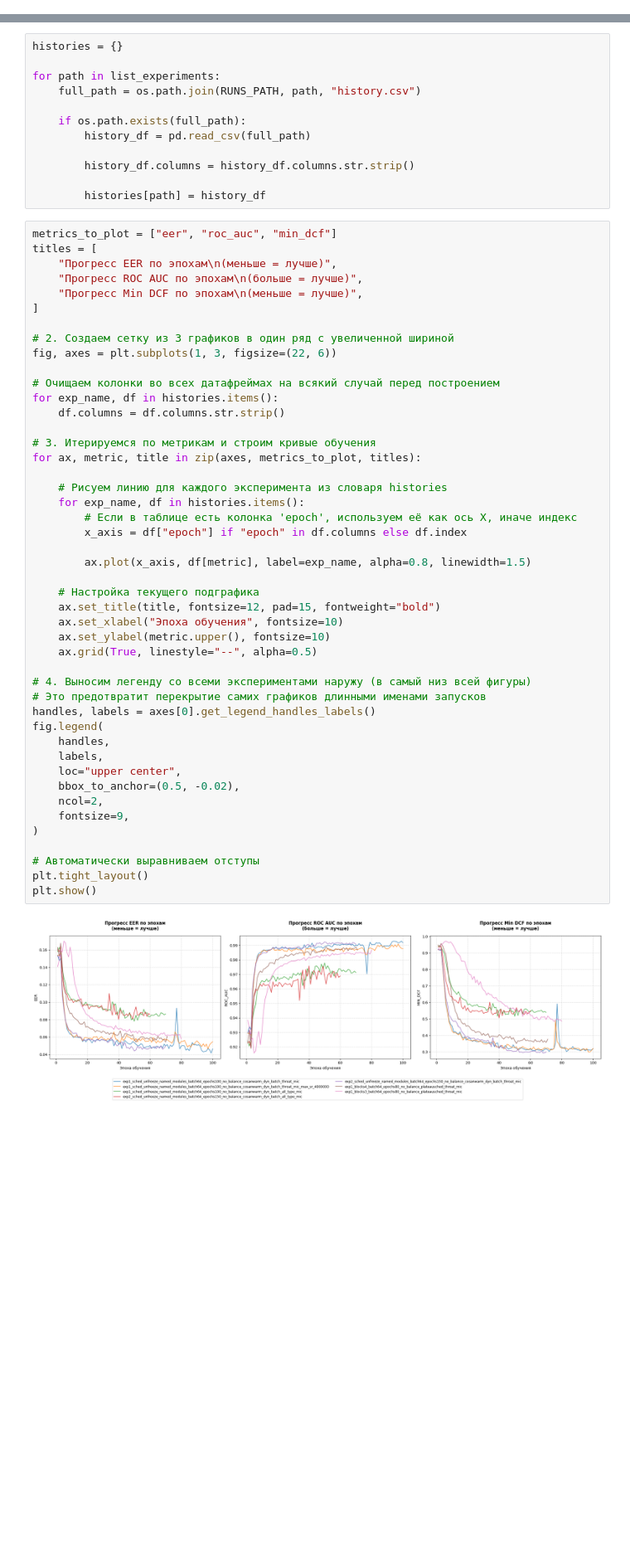
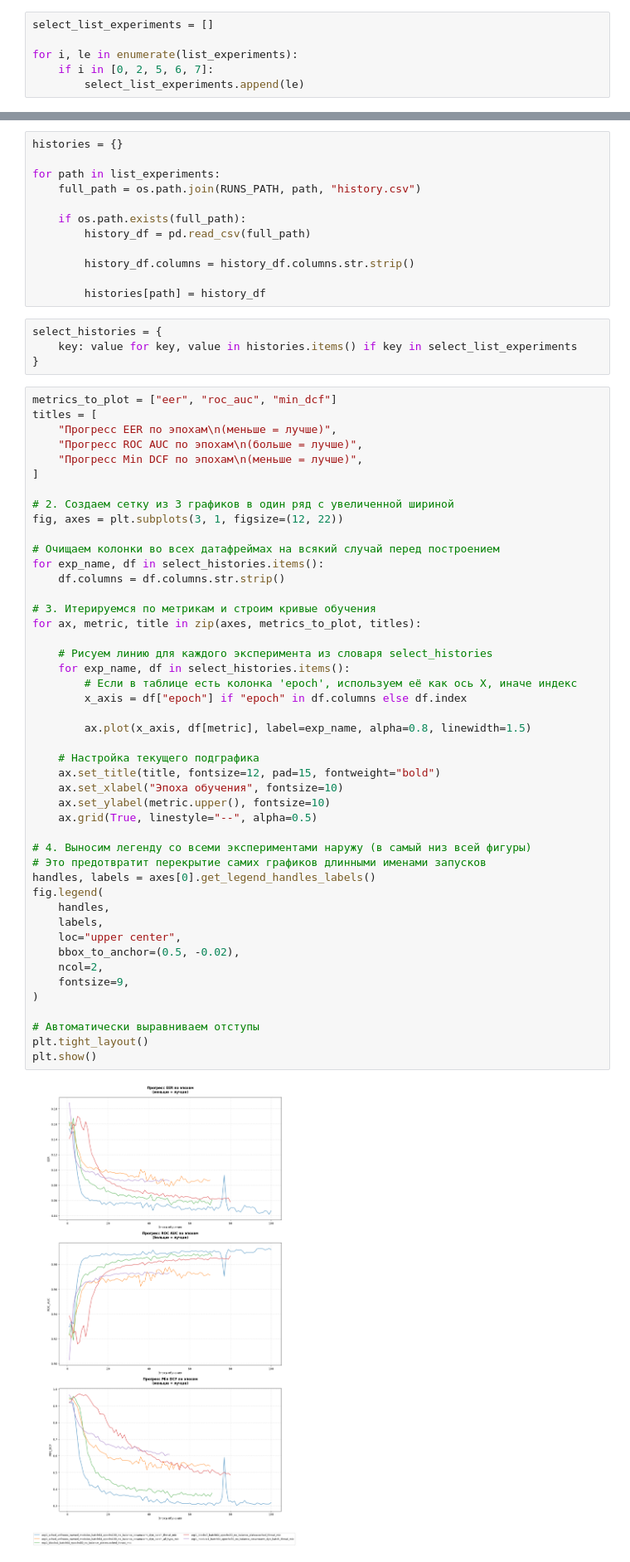
Before and after one commit to AlexBorealis/SpeakVer, a Jupyter notebook: notebooks/experiments_statistics.ipynb, the cells around one changed output, grey strips where cells are left out. Shown at 83% size. Saved outputs shown, nothing was run; the diff lists cells and outputs as text; blank space fills up the shorter version.

```diff
--- a/notebooks/experiments_statistics.ipynb
+++ b/notebooks/experiments_statistics.ipynb
@@ -28,0 +30,6 @@ list_experiments
+# %%
+select_list_experiments = []
+
+for i, le in enumerate(list_experiments):
+    if i in [0, 2, 5, 6, 7]:
+        select_list_experiments.append(le)
@@ -180,6 +196,10 @@ for path in list_experiments:
         history_df.columns = history_df.columns.str.strip()
 
         histories[path] = history_df
+# %%
+select_histories = {
+    key: value for key, value in histories.items() if key in select_list_experiments
+}
 # %%
 metrics_to_plot = ["eer", "roc_auc", "min_dcf"]
 titles = [
@@ -189,42 +209,42 @@ titles = [
 ]
 
 # 2. Создаем сетку из 3 графиков в один ряд с увеличенной шириной
-fig, axes = plt.subplots(1, 3, figsize=(22, 6))
+fig, axes = plt.subplots(3, 1, figsize=(12, 22))
 
 # Очищаем колонки во всех датафреймах на всякий случай перед построением
-for exp_name, df in histories.items():
+for exp_name, df in select_histories.items():
     df.columns = df.columns.str.strip()
 
 # 3. Итерируемся по метрикам и строим кривые обучения
 for ax, metric, title in zip(axes, metrics_to_plot, titles):
 
-    # Рисуем линию для каждого эксперимента из словаря histories
-    for exp_name, df in histories.items():
+    # Рисуем линию для каждого эксперимента из словаря select_histories
+    for exp_name, df in select_histories.items():
         # Если в таблице есть колонка 'epoch', используем её как ось X, иначе индекс
         x_axis = df["epoch"] if "epoch" in df.columns else df.index
 
         ax.plot(x_axis, df[metric], label=exp_name, alpha=0.8, linewidth=1.5)
 
     # Настройка текущего подграфика
     ax.set_title(title, fontsize=12, pad=15, fontweight="bold")
     ax.set_xlabel("Эпоха обучения", fontsize=10)
     ax.set_ylabel(metric.upper(), fontsize=10)
     ax.grid(True, linestyle="--", alpha=0.5)
 
 # 4. Выносим легенду со всеми экспериментами наружу (в самый низ всей фигуры)
 # Это предотвратит перекрытие самих графиков длинными именами запусков
 handles, labels = axes[0].get_legend_handles_labels()
 fig.legend(
     handles,
     labels,
     loc="upper center",
     bbox_to_anchor=(0.5, -0.02),
     ncol=2,
     fontsize=9,
 )
 
 # Автоматически выравниваем отступы
 plt.tight_layout()
 plt.show()
 # %% [output]
-[figure, old version]
+[figure, new version]
```
Also changed, not shown: parts of 4 cells of this notebook, 3 other files.
